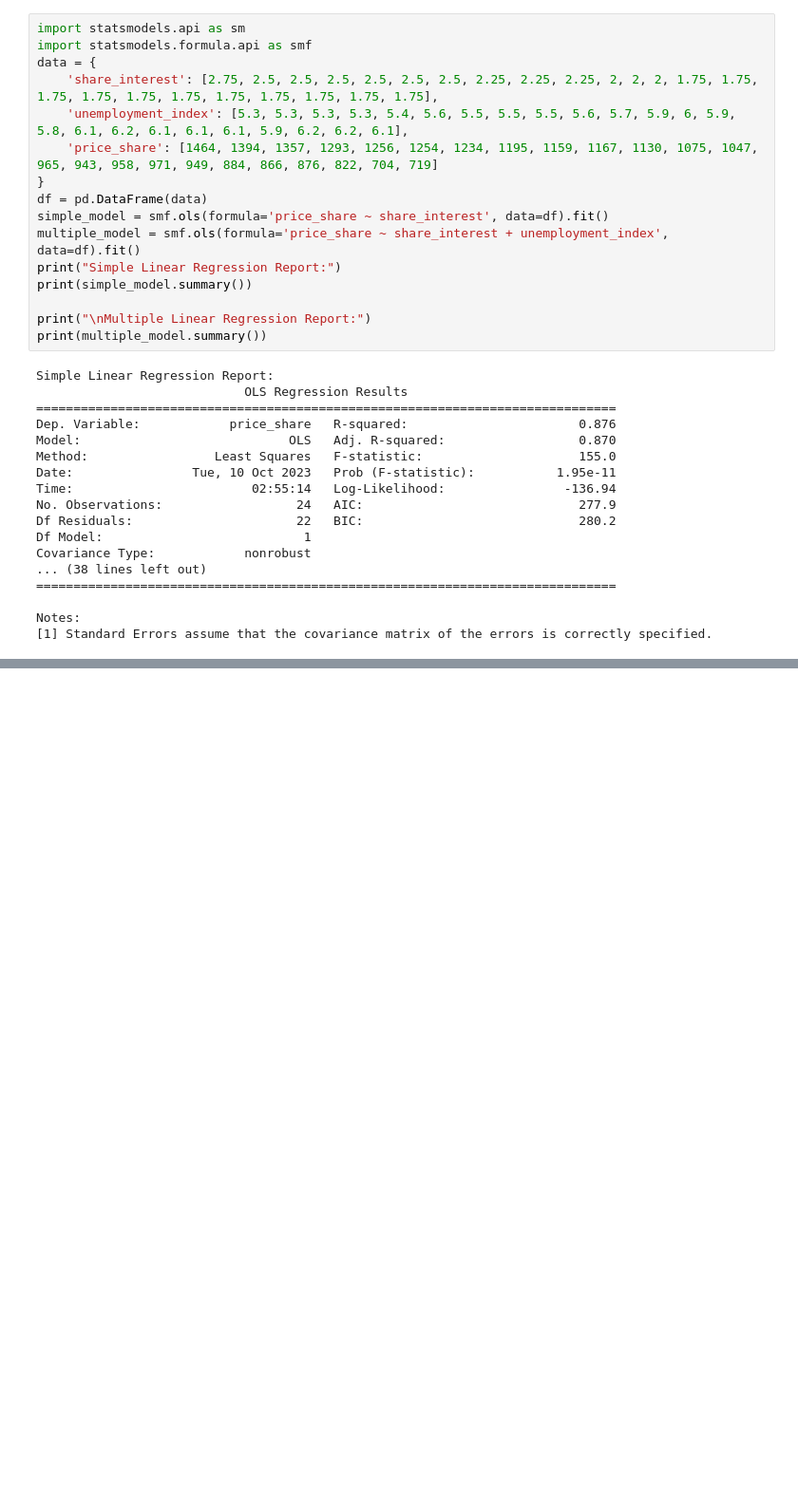
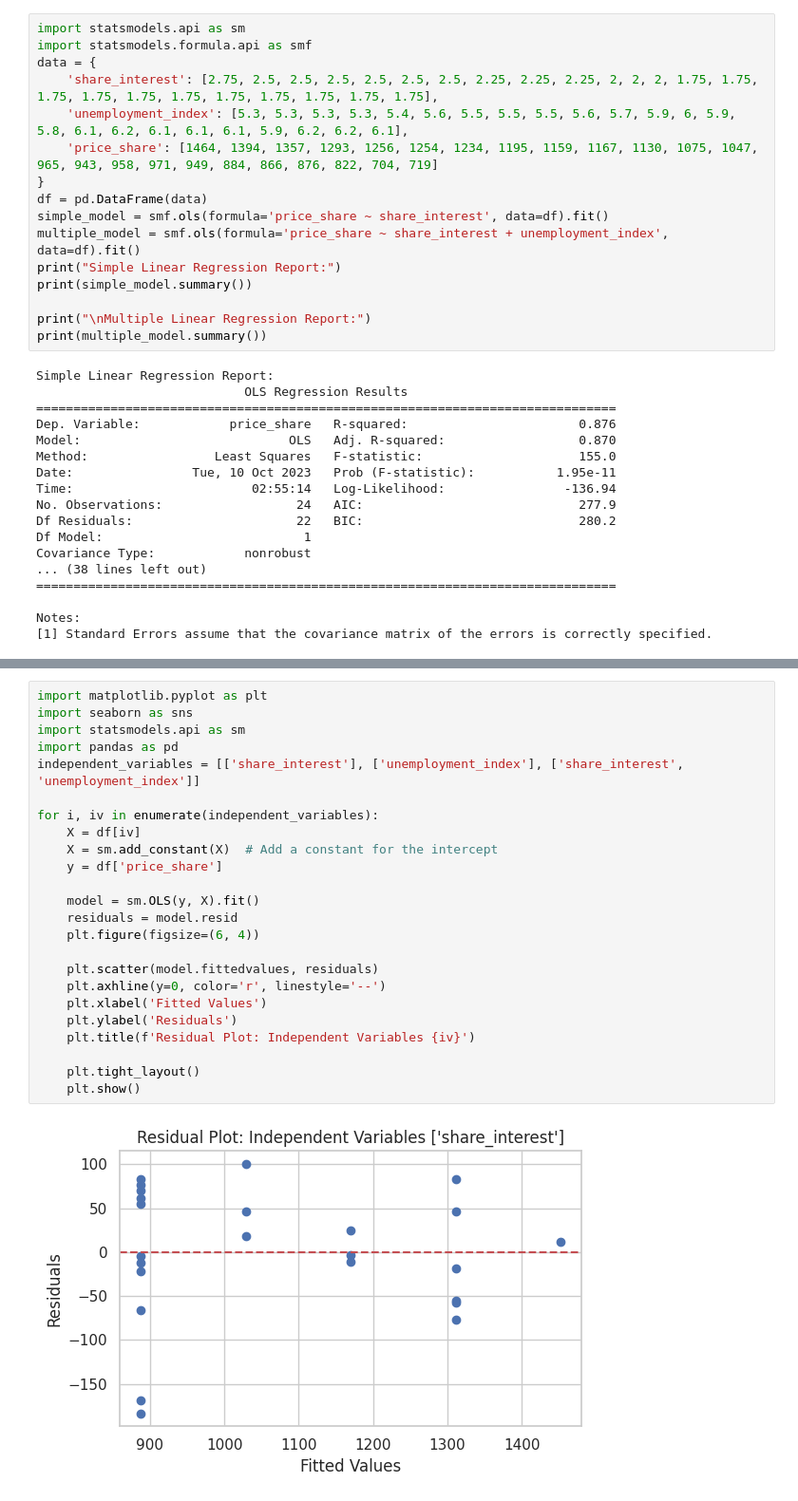
Before and after one commit to Eazlizy/healthcare_company, a Jupyter notebook: onyinyechi_onyemagwam_assignment_2.ipynb, the cells around one changed output, grey strips where cells are left out. Shown at 95% size. Saved outputs shown, nothing was run; the diff lists cells and outputs as text; blank space fills up the shorter version.

```diff
--- a/onyinyechi_onyemagwam_assignment_2.ipynb
+++ b/onyinyechi_onyemagwam_assignment_2.ipynb
@@ -242,0 +288,26 @@ print(summary_df)
+# %%
+import matplotlib.pyplot as plt
+import seaborn as sns
+import statsmodels.api as sm
+import pandas as pd
+independent_variables = [['share_interest'], ['unemployment_index'], ['share_interest', 'unemployment_index']]
+
+for i, iv in enumerate(independent_variables):
+    X = df[iv]
+    X = sm.add_constant(X)  # Add a constant for the intercept
+    y = df['price_share']
+
+    model = sm.OLS(y, X).fit()
+    residuals = model.resid
+    plt.figure(figsize=(6, 4))
+
+    plt.scatter(model.fittedvalues, residuals)
+    plt.axhline(y=0, color='r', linestyle='--')
+    plt.xlabel('Fitted Values')
+    plt.ylabel('Residuals')
+    plt.title(f'Residual Plot: Independent Variables {iv}')
+
+    plt.tight_layout()
+    plt.show()
+# %% [output]
+[figure, added]
```
Also changed, not shown: parts of 5 cells of this notebook.
